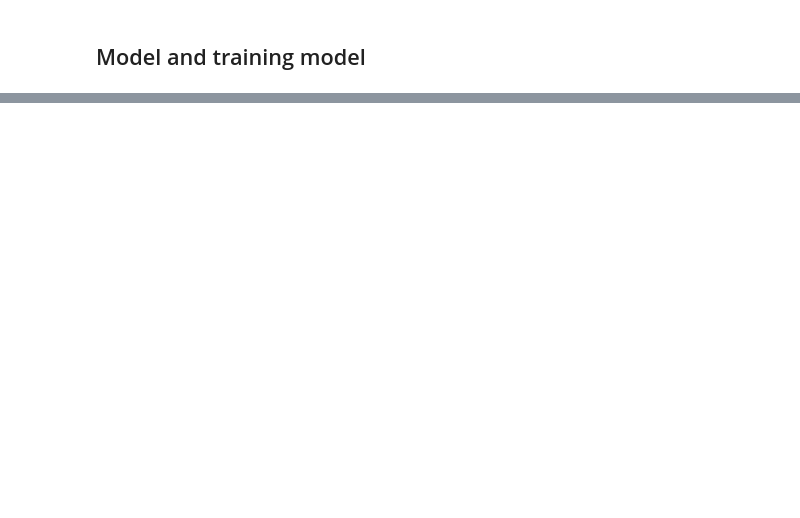
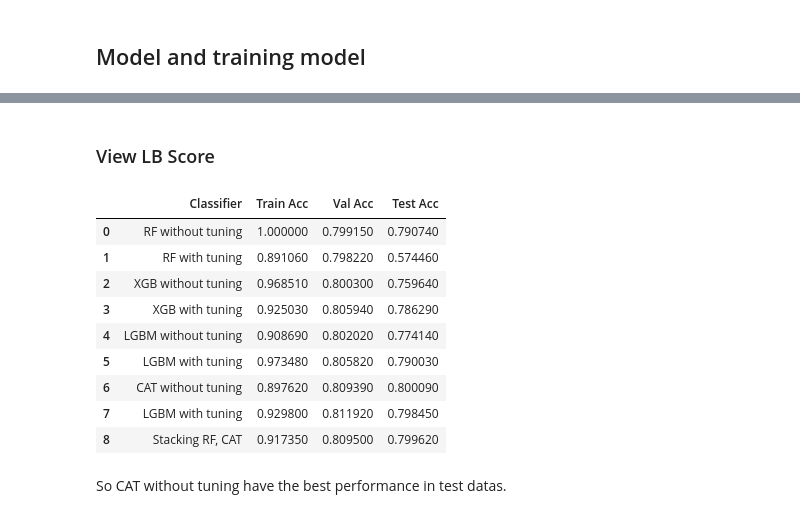
Before and after one commit to trietp1253201581/KaggleCompetition, a Jupyter notebook: Spaceship Titanic.ipynb, the cells around one changed output, grey strips where cells are left out. Saved outputs shown, nothing was run; the diff lists cells and outputs as text; code cells hidden in the pictures; blank space fills up the shorter version.

```diff
--- a/Spaceship Titanic.ipynb
+++ b/Spaceship Titanic.ipynb
@@ -707,0 +672,5 @@ sample_sub_df.to_csv('data/sub2.csv', index=None)
+# %%
+scores['Classifier'].append('LGBM with tuning')
+scores['Train Acc'].append(0.97348)
+scores['Val Acc'].append(0.80582)
+scores['Test Acc'].append(0.79003)
@@ -707,0 +696,5 @@ sample_sub_df.to_csv('data/sub2.csv', index=None)
+# %%
+scores['Classifier'].append('CAT without tuning')
+scores['Train Acc'].append(0.89762)
+scores['Val Acc'].append(0.80939)
+scores['Test Acc'].append(0.80009)
@@ -707,0 +755,5 @@ sample_sub_df.to_csv('data/sub2.csv', index=None)
+# %%
+scores['Classifier'].append('LGBM with tuning')
+scores['Train Acc'].append(0.92980)
+scores['Val Acc'].append(0.81192)
+scores['Test Acc'].append(0.79845)
@@ -707,0 +784,23 @@ sample_sub_df.to_csv('data/sub2.csv', index=None)
+# %%
+scores['Classifier'].append('Stacking RF, CAT')
+scores['Train Acc'].append(0.91735)
+scores['Val Acc'].append(0.80950)
+scores['Test Acc'].append(0.79962)
+# %% [markdown]
+### View LB Score
+# %%
+scores_df = pd.DataFrame(scores)
+scores_df.style.background_gradient("cool")
+# %% [output]
+|  | Classifier | Train Acc | Val Acc | Test Acc |
+| 0 | RF without tuning | 1.000000 | 0.799150 | 0.790740 |
+| 1 | RF with tuning | 0.891060 | 0.798220 | 0.574460 |
+| 2 | XGB without tuning | 0.968510 | 0.800300 | 0.759640 |
+| 3 | XGB with tuning | 0.925030 | 0.805940 | 0.786290 |
+| 4 | LGBM without tuning | 0.908690 | 0.802020 | 0.774140 |
+| 5 | LGBM with tuning | 0.973480 | 0.805820 | 0.790030 |
+| 6 | CAT without tuning | 0.897620 | 0.809390 | 0.800090 |
+| 7 | LGBM with tuning | 0.929800 | 0.811920 | 0.798450 |
+| 8 | Stacking RF, CAT | 0.917350 | 0.809500 | 0.799620 |
+# %% [markdown]
+So CAT without tuning have the best performance in test datas.
```
Also changed, not shown: parts of 202 cells of this notebook, 1 other file.
